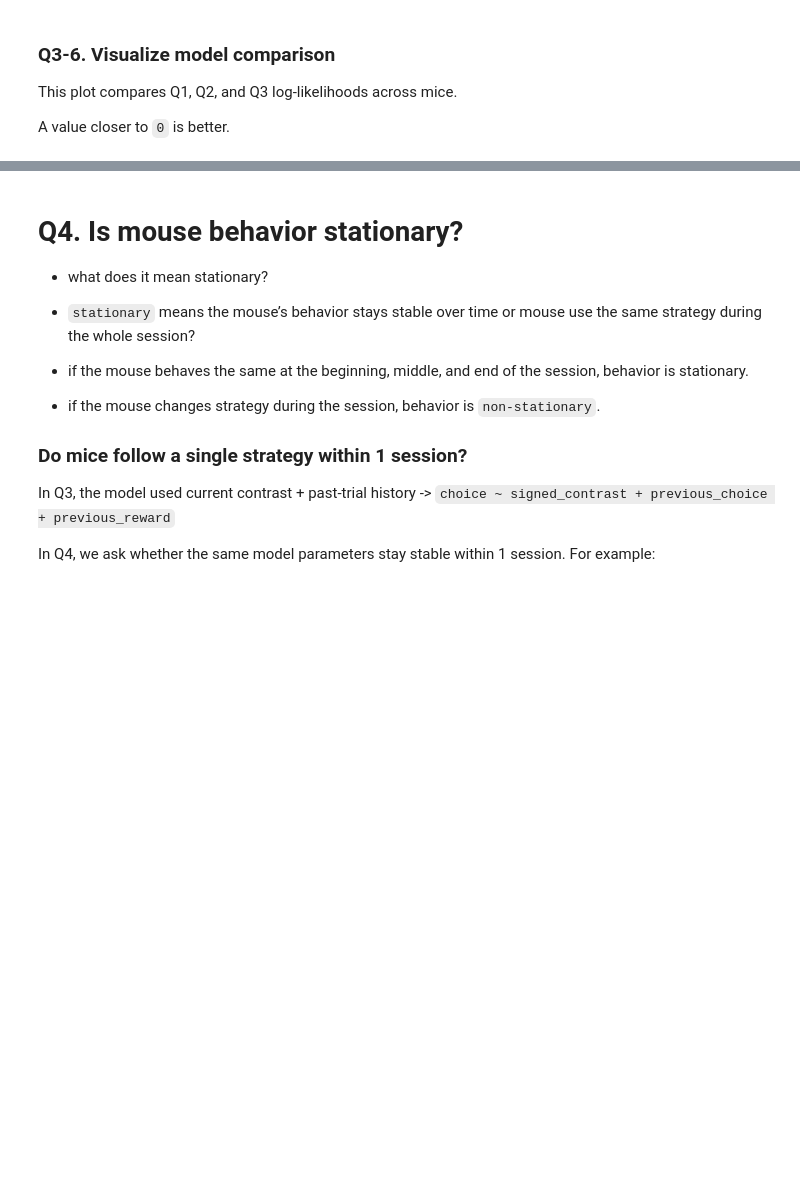
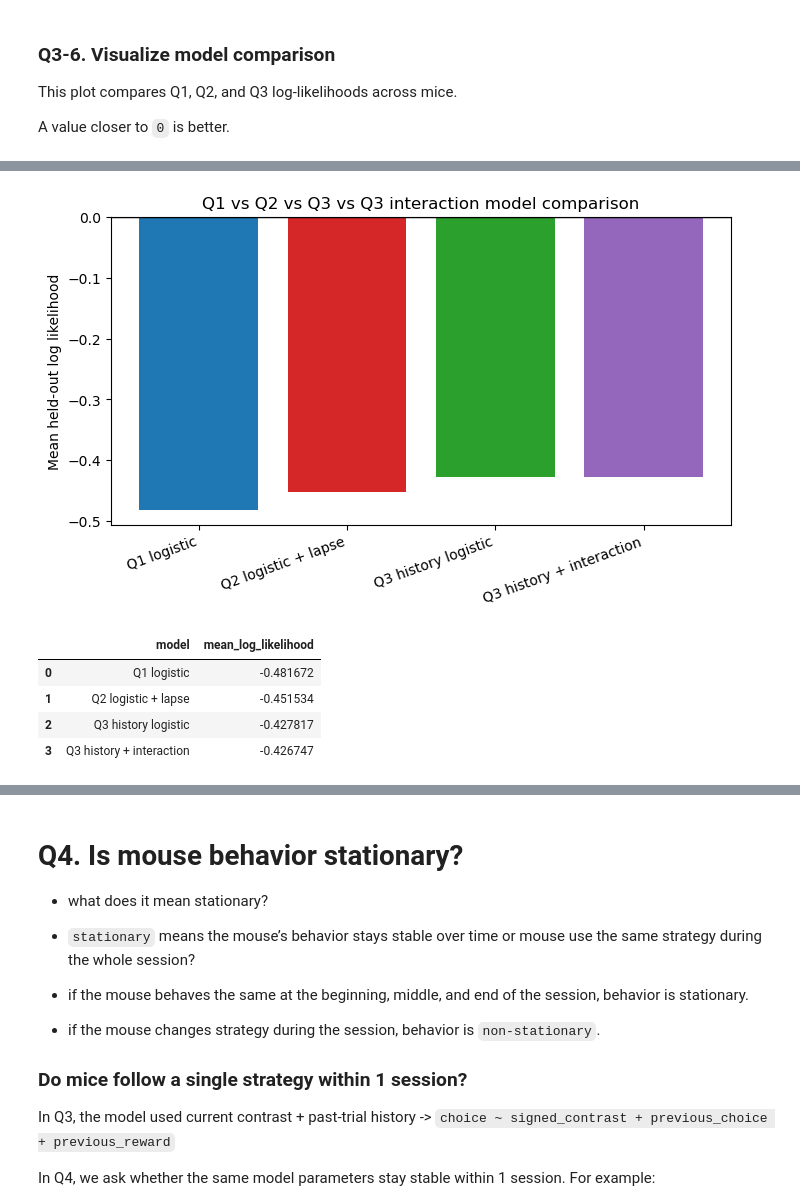
Before and after one commit to muntoka0/ibl-project, a Jupyter notebook: IBL_behavior_dataQ4.ipynb, the cells around one changed output, grey strips where cells are left out. Drawn from its saved outputs; the diff is of its cells as text; code cells hidden in the pictures; blank space fills up the shorter version.

```diff
--- a/IBL_behavior_dataQ4.ipynb
+++ b/IBL_behavior_dataQ4.ipynb
@@ -1791,0 +2152,36 @@ If Q3 does not improve log-likelihood, then the history variables do not improve
+# %%
+mean_model_scores_q3_interaction = pd.DataFrame({
+    'model': [
+        'Q1 logistic',
+        'Q2 logistic + lapse',
+        'Q3 history logistic',
+        'Q3 history + interaction'
+    ],
+    'mean_log_likelihood': [
+        comparison_q1_q2_q3_interaction_df['log_likelihood'].mean(),
+        comparison_q1_q2_q3_interaction_df['log_likelihood_lapse'].mean(),
+        comparison_q1_q2_q3_interaction_df['log_likelihood_q3'].mean(),
+        comparison_q1_q2_q3_interaction_df['log_likelihood_q3_interaction'].mean()
+    ]
+})
+
+plt.figure(figsize=(8, 4))
+plt.bar(
+    mean_model_scores_q3_interaction['model'],
+    mean_model_scores_q3_interaction['mean_log_likelihood'],
+    color=['tab:blue', 'tab:red', 'tab:green', 'tab:purple']
+)
+plt.ylabel('Mean held-out log likelihood')
+plt.title('Q1 vs Q2 vs Q3 vs Q3 interaction model comparison')
+plt.xticks(rotation=20, ha='right')
+plt.axhline(0, color='black', linewidth=1)
+plt.show()
+
+display(mean_model_scores_q3_interaction)
+# %% [output]
+[figure, added]
+|  | model | mean_log_likelihood |
+| 0 | Q1 logistic | -0.481672 |
+| 1 | Q2 logistic + lapse | -0.451534 |
+| 2 | Q3 history logistic | -0.427817 |
+| 3 | Q3 history + interaction | -0.426747 |
```
Also changed, not shown: parts of 45 cells of this notebook, 1 other file.
